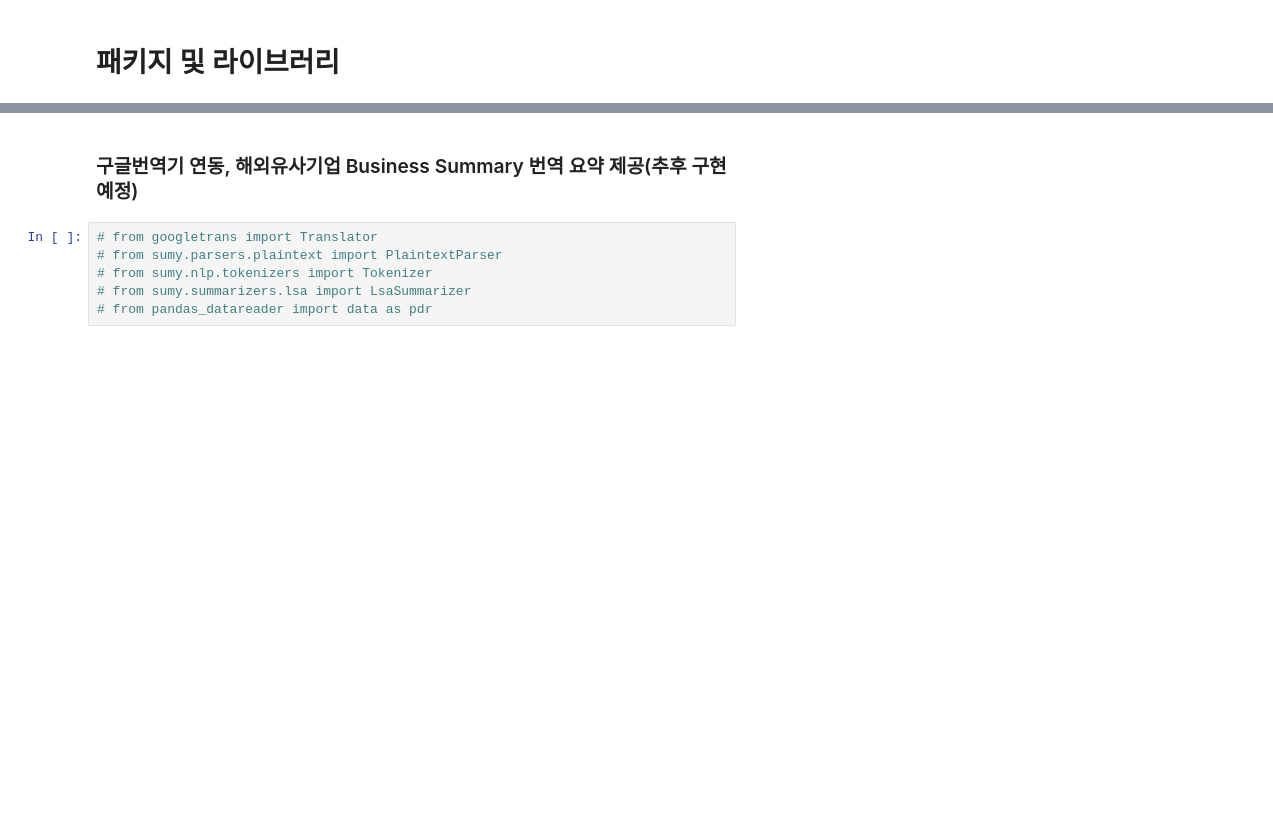
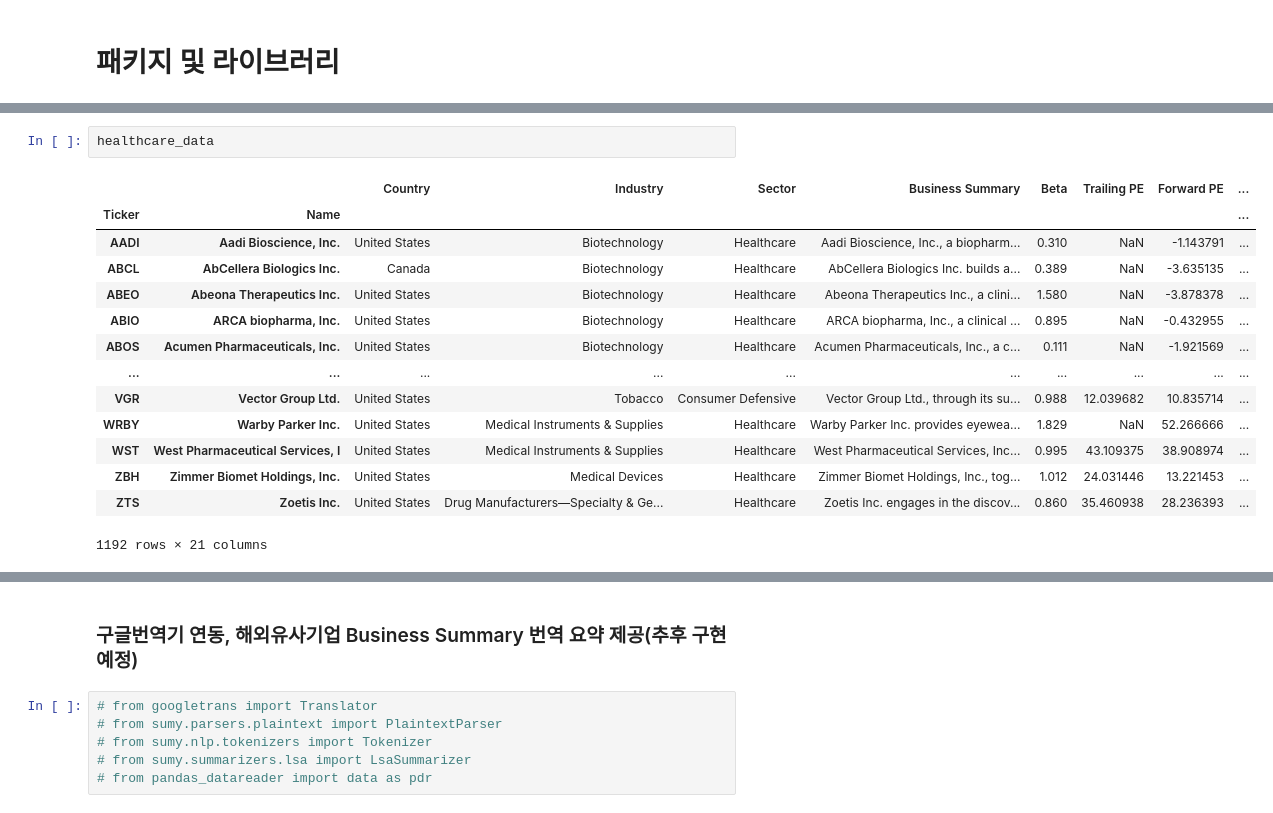
Before and after one commit to DongwooChae/QuantifyPro, a Jupyter notebook: Python_portfolio/yahoo_fn.ipynb, the cells around one changed output, grey strips where cells are left out. Cells and saved outputs as stored; diff of their text form; blank space fills up the shorter version.

```diff
--- a/Python_portfolio/yahoo_fn.ipynb
+++ b/Python_portfolio/yahoo_fn.ipynb
@@ -11,0 +54,17 @@ import openpyxl
+# %%
+healthcare_data
+# %% [output]
+|  |  | Country | Industry | Sector | Business Summary | Beta | Trailing PE | Forward PE | ... |
+| Ticker | Name |  |  |  |  |  |  |  | ... |
+| AADI | Aadi Bioscience, Inc. | United States | Biotechnology | Healthcare | Aadi Bioscience, Inc., a biopharm... | 0.310 | NaN | -1.143791 | ... |
+| ABCL | AbCellera Biologics Inc. | Canada | Biotechnology | Healthcare | AbCellera Biologics Inc. builds a... | 0.389 | NaN | -3.635135 | ... |
+| ABEO | Abeona Therapeutics Inc. | United States | Biotechnology | Healthcare | Abeona Therapeutics Inc., a clini... | 1.580 | NaN | -3.878378 | ... |
+| ABIO | ARCA biopharma, Inc. | United States | Biotechnology | Healthcare | ARCA biopharma, Inc., a clinical ... | 0.895 | NaN | -0.432955 | ... |
+| ABOS | Acumen Pharmaceuticals, Inc. | United States | Biotechnology | Healthcare | Acumen Pharmaceuticals, Inc., a c... | 0.111 | NaN | -1.921569 | ... |
+| ... | ... | ... | ... | ... | ... | ... | ... | ... | ... |
+| VGR | Vector Group Ltd. | United States | Tobacco | Consumer Defensive | Vector Group Ltd., through its su... | 0.988 | 12.039682 | 10.835714 | ... |
+| WRBY | Warby Parker Inc. | United States | Medical Instruments & Supplies | Healthcare | Warby Parker Inc. provides eyewea... | 1.829 | NaN | 52.266666 | ... |
+| WST | West Pharmaceutical Services, I | United States | Medical Instruments & Supplies | Healthcare | West Pharmaceutical Services, Inc... | 0.995 | 43.109375 | 38.908974 | ... |
+| ZBH | Zimmer Biomet Holdings, Inc. | United States | Medical Devices | Healthcare | Zimmer Biomet Holdings, Inc., tog... | 1.012 | 24.031446 | 13.221453 | ... |
+| ZTS | Zoetis Inc. | United States | Drug Manufacturers—Specialty & Ge... | Healthcare | Zoetis Inc. engages in the discov... | 0.860 | 35.460938 | 28.236393 | ... |
+1192 rows × 21 columns
```
Also changed, not shown: parts of 12 cells of this notebook, 4 other files.
